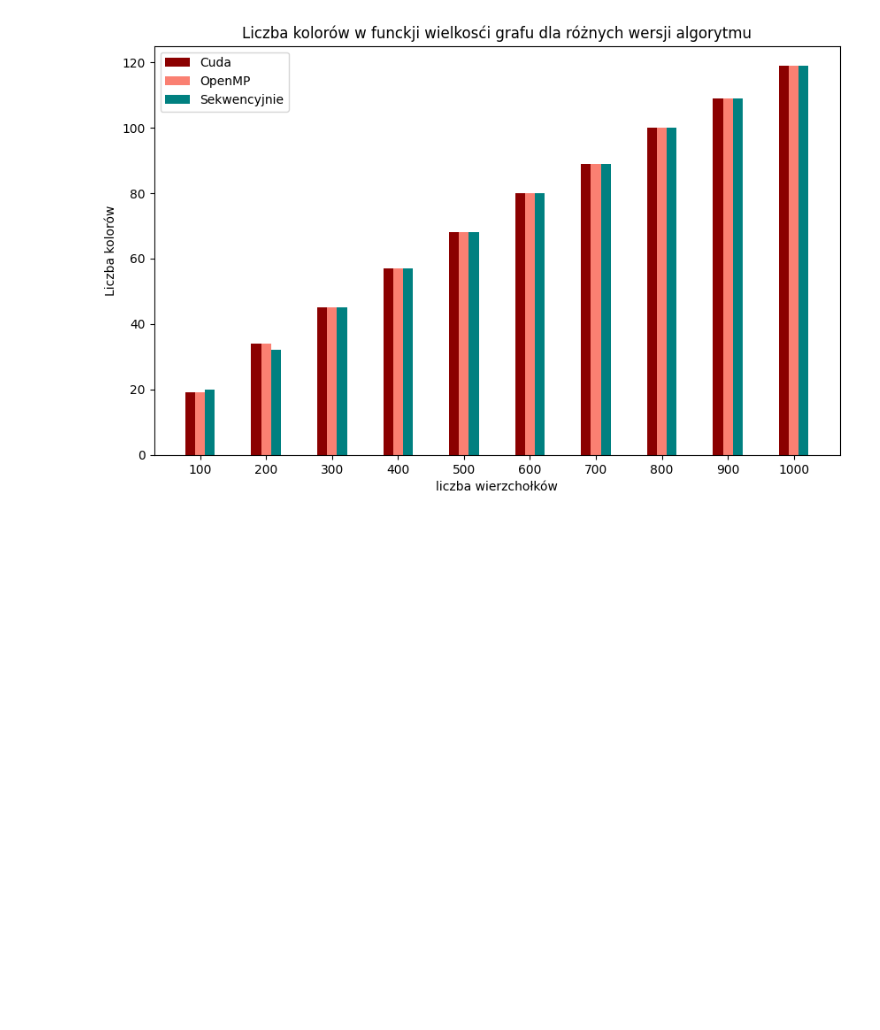
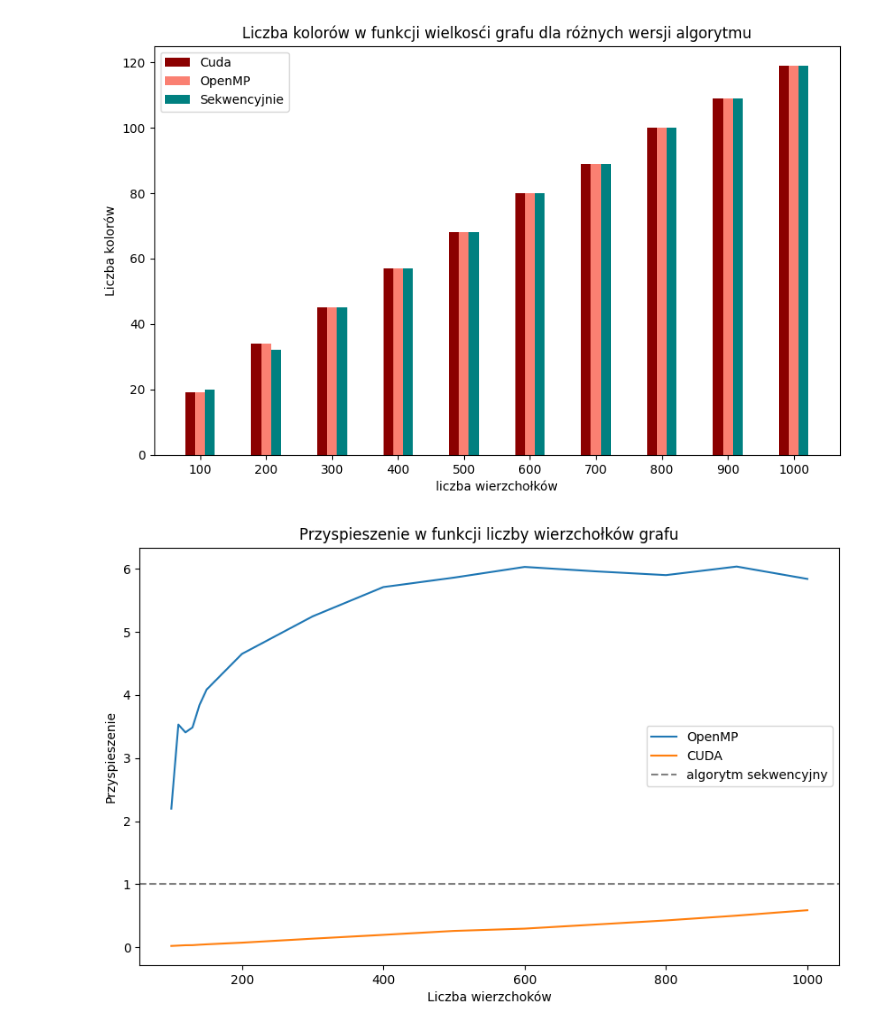
Before and after one commit to jwarczynski/GeneticAlgorithm, a Jupyter notebook: python/visualizer.ipynb, the cells around one changed output. Cells and saved outputs as stored; diff of their text form; code cells hidden in the pictures; blank space fills up the shorter version.

```diff
--- a/python/visualizer.ipynb
+++ b/python/visualizer.ipynb
@@ -54,3 +54,36 @@ plt.savefig("bar.png")
 plt.show()
 # %% [output]
 [figure]
+# %%
+import pandas as pd
+import matplotlib.pyplot as plt
+import numpy as np
+
+input_file = "../out/output.csv"
+data = pd.read_csv(input_file)
+data = data.sort_values("Vertices")
+x = np.sort(data["Vertices"].to_numpy())
+seq = data["SequentialTime"].to_numpy()
+openMP = data["OpenMpTime"].to_numpy()
+Cuda = data["CudaTime"].to_numpy()
+
+openMP_acceleration = seq / openMP
+cuda_acceleration = seq / Cuda
+
+plt.figure(figsize=(10, 6))
+
+# Plot the acceleration values
+plt.plot(x, openMP_acceleration, label="OpenMP")
+plt.plot(x, cuda_acceleration, label="CUDA")
+
+# Add the sequential time as a reference line
+plt.axhline(y=1, color='gray', linestyle='--', label="algorytm sekwencyjny")
+
+plt.title("Przyspieszenie w funkcji liczby wierzchołków grafu")
+plt.xlabel("Liczba wierzchoków")
+plt.ylabel("Przyspieszenie")
+
+plt.legend()
+plt.savefig("../out/przyspieszenie.png")
+# %% [output]
+[figure, added]
```
Also changed, not shown: parts of 2 cells of this notebook.
